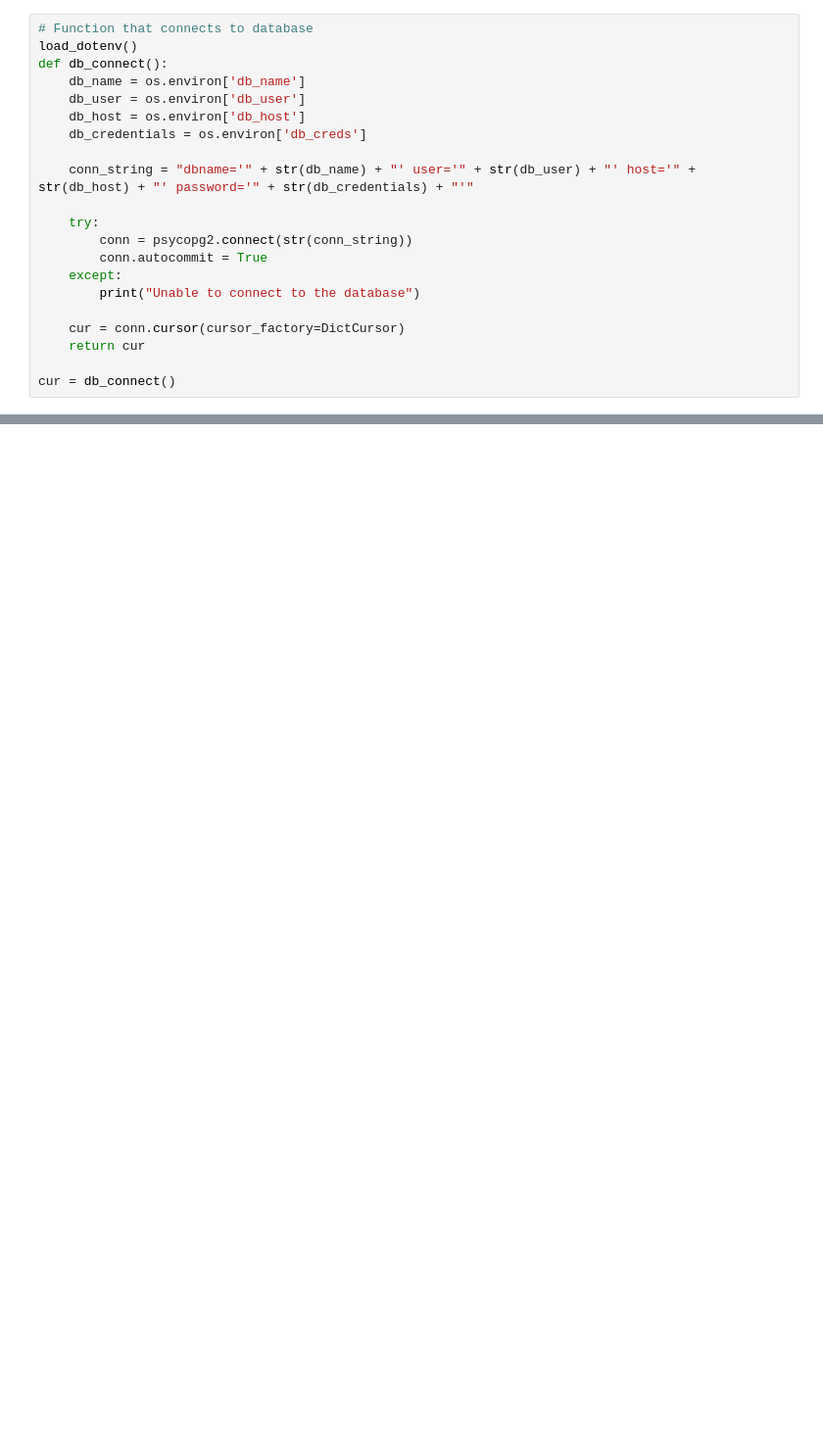
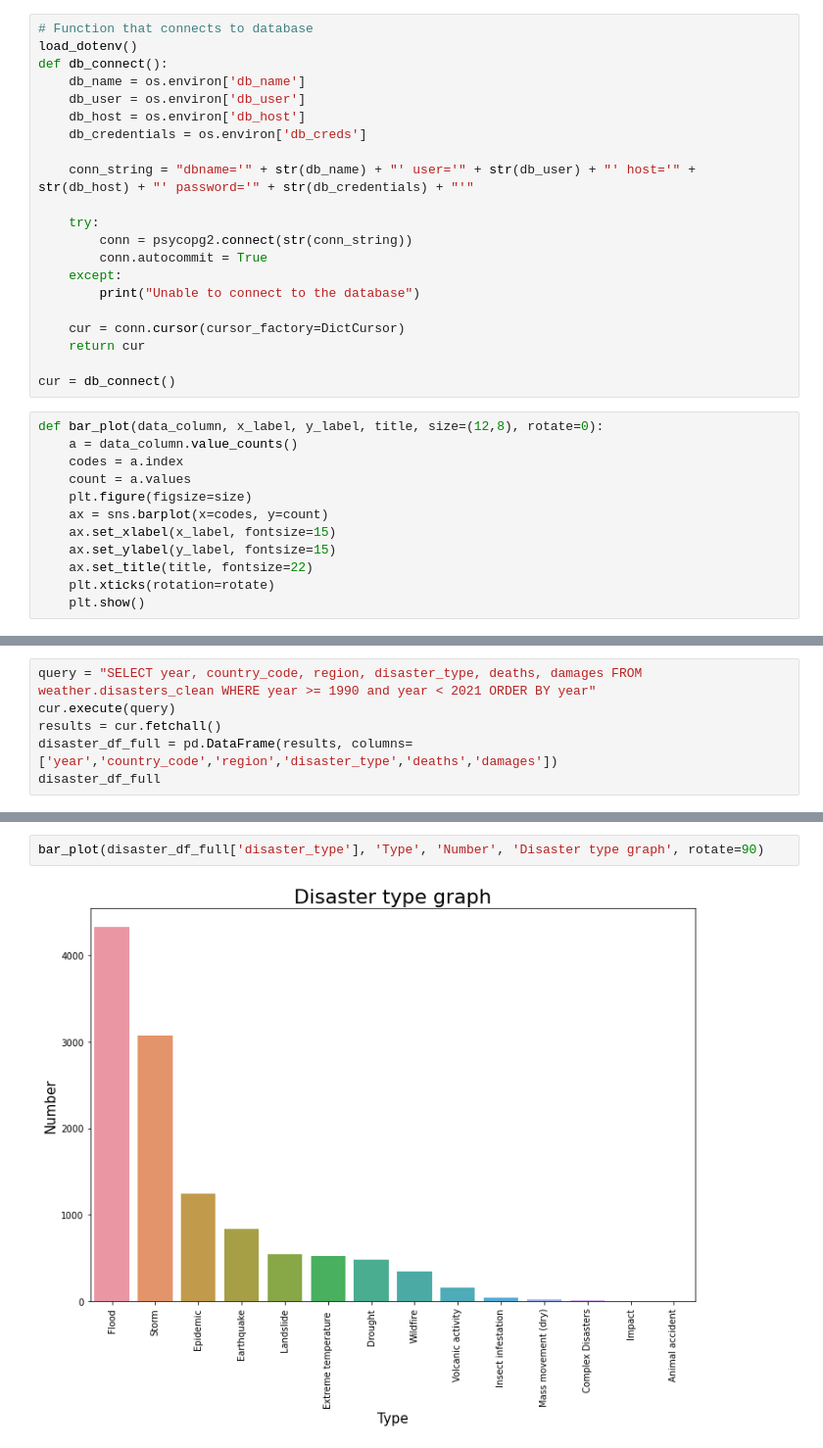
Before and after one commit to theraceblogger/climaster, a Jupyter notebook: analyze_data/analyze.ipynb, the cells around one changed output, grey strips where cells are left out. Shown at 98% size. Cells and saved outputs as stored; diff of their text form; blank space fills up the shorter version.

```diff
--- a/analyze_data/analyze.ipynb
+++ b/analyze_data/analyze.ipynb
@@ -25,4 +29,16 @@ def db_connect():
     return cur
 
 cur = db_connect()
+# %%
+def bar_plot(data_column, x_label, y_label, title, size=(12,8), rotate=0):
+    a = data_column.value_counts()
+    codes = a.index
+    count = a.values
+    plt.figure(figsize=size)
+    ax = sns.barplot(x=codes, y=count)
+    ax.set_xlabel(x_label, fontsize=15)
+    ax.set_ylabel(y_label, fontsize=15)
+    ax.set_title(title, fontsize=22)
+    plt.xticks(rotation=rotate)
+    plt.show()
 # %%
@@ -67,0 +95,6 @@ disaster_df.head(10)
+# %%
+query = "SELECT year, country_code, region, disaster_type, deaths, damages FROM weather.disasters_clean WHERE year >= 1990 and year < 2021 ORDER BY year"
+cur.execute(query)
+results = cur.fetchall()
+disaster_df_full = pd.DataFrame(results, columns=['year','country_code','region','disaster_type','deaths','damages'])
+disaster_df_full
@@ -67,0 +115,4 @@ disaster_df.head(10)
+# %%
+bar_plot(disaster_df_full['disaster_type'], 'Type', 'Number', 'Disaster type graph', rotate=90)
+# %% [output]
+[figure, added]
```
Also changed, not shown: parts of 25 cells of this notebook, 2 other files.
